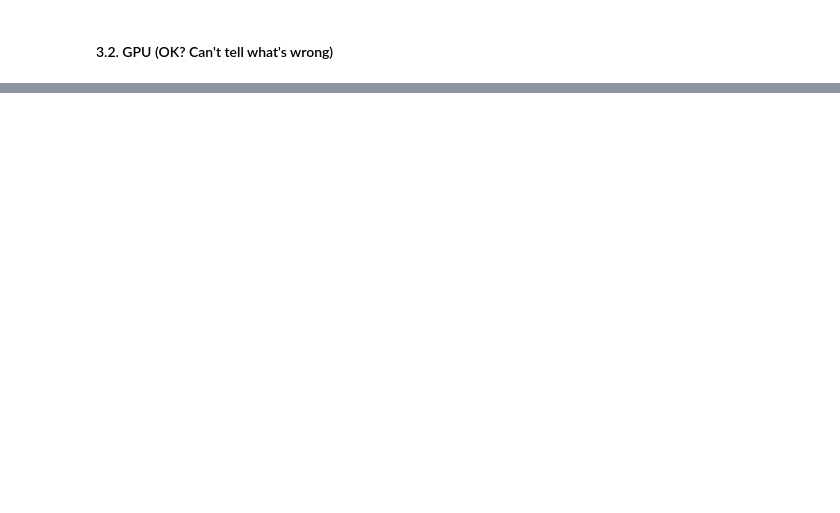
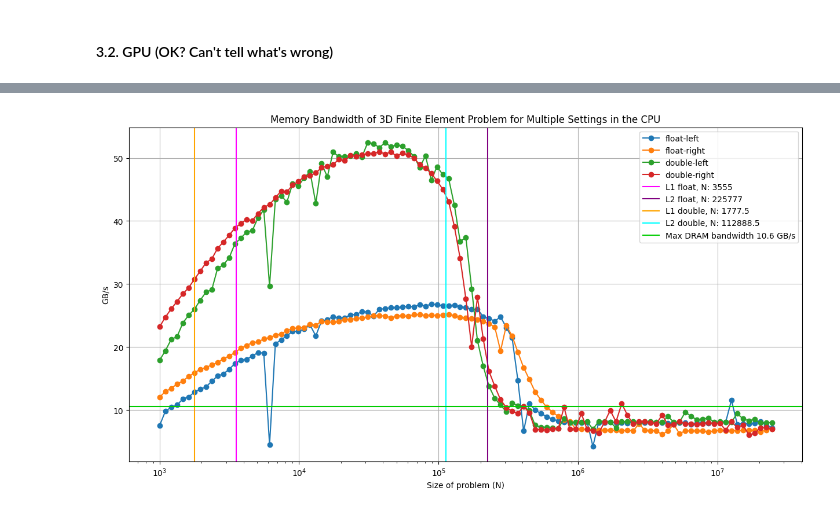
Before and after one commit to mjorrico/kokkos-fem, a Jupyter notebook: graphs.ipynb, the cells around one changed output, grey strips where cells are left out. Drawn from its saved outputs; the diff is of its cells as text; code cells hidden in the pictures; blank space fills up the shorter version.

```diff
--- a/graphs.ipynb
+++ b/graphs.ipynb
@@ -291,0 +293,40 @@ plt.show()
+# %%
+# -15 bandwidth
+# -13 updates
+# -11 flops
+
+idx_bandwidth = -6
+outputFolder = "output"
+
+FloatLeftCPU_x, FloatLeftCPU_y = get_data(f"{outputFolder}/FLG.txt", 4, idx_bandwidth)
+FloatRightCPU_x, FloatRightCPU_y = get_data(f"{outputFolder}/FRG.txt", 4, idx_bandwidth)
+DoubleLeftCPU_x, DoubleLeftCPU_y = get_data(f"{outputFolder}/DLG.txt", 4, idx_bandwidth)
+DoubleRightCPU_x, DoubleRightCPU_y = get_data(f"{outputFolder}/DRG.txt", 4, idx_bandwidth)
+# %%
+plt.figure(figsize=(15, 7.5))
+
+plt.plot(FloatLeftCPU_x, FloatLeftCPU_y, "o-", label="float-left")
+plt.plot(FloatRightCPU_x, FloatRightCPU_y, "o-", label="float-right")
+plt.plot(DoubleLeftCPU_x, DoubleLeftCPU_y, "o-", label="double-left")
+plt.plot(DoubleRightCPU_x, DoubleRightCPU_y, "o-", label="double-right")
+
+plt.axvline(N_L1cachecpu, color="magenta", label=f"L1 float, N: {N_L1cachecpu}")
+plt.axvline(N_L2cachecpu, color="purple", label=f"L2 float, N: {N_L2cachecpu}")
+plt.axvline(N_L1cachecpu/2, color="orange", label=f"L1 double, N: {N_L1cachecpu/2}")
+plt.axvline(N_L2cachecpu/2, color="cyan", label=f"L2 double, N: {N_L2cachecpu/2}")
+plt.axhline(10.6, color='#00CC00', label=f"Max DRAM bandwidth 10.6 GB/s") # TODO: find out vitsippa.it.uu.se memory specification (without sudo how?)
+
+# x, y = (2496, 73)
+# plt.scatter([x], [y])
+# plt.annotate(f"({x}, {y})", (x, y))
+
+plt.xlabel("Size of problem (N)")
+plt.ylabel("GB/s")
+plt.legend()
+plt.xscale("log")
+# plt.yscale("log")
+plt.grid("both")
+plt.title("Memory Bandwidth of 3D Finite Element Problem for Multiple Settings in the CPU")
+plt.show()
+# %% [output]
+[figure, added]
```
Also changed, not shown: parts of 9 cells of this notebook, 7 other files.
